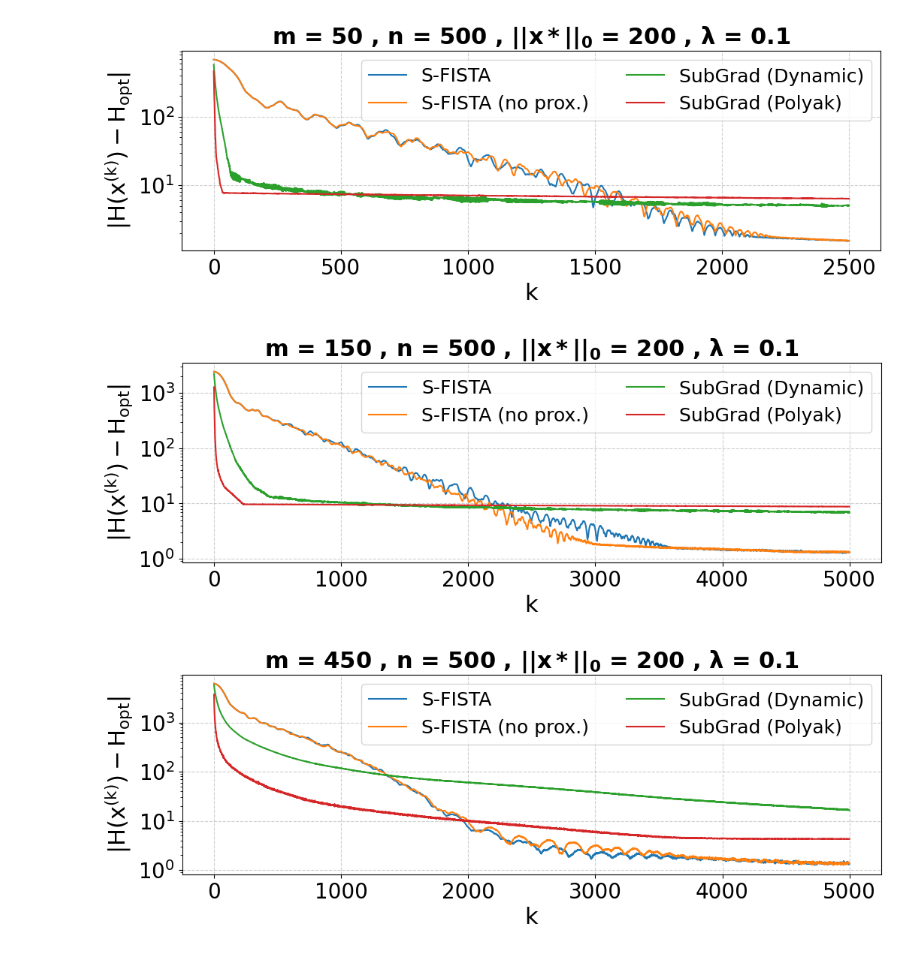
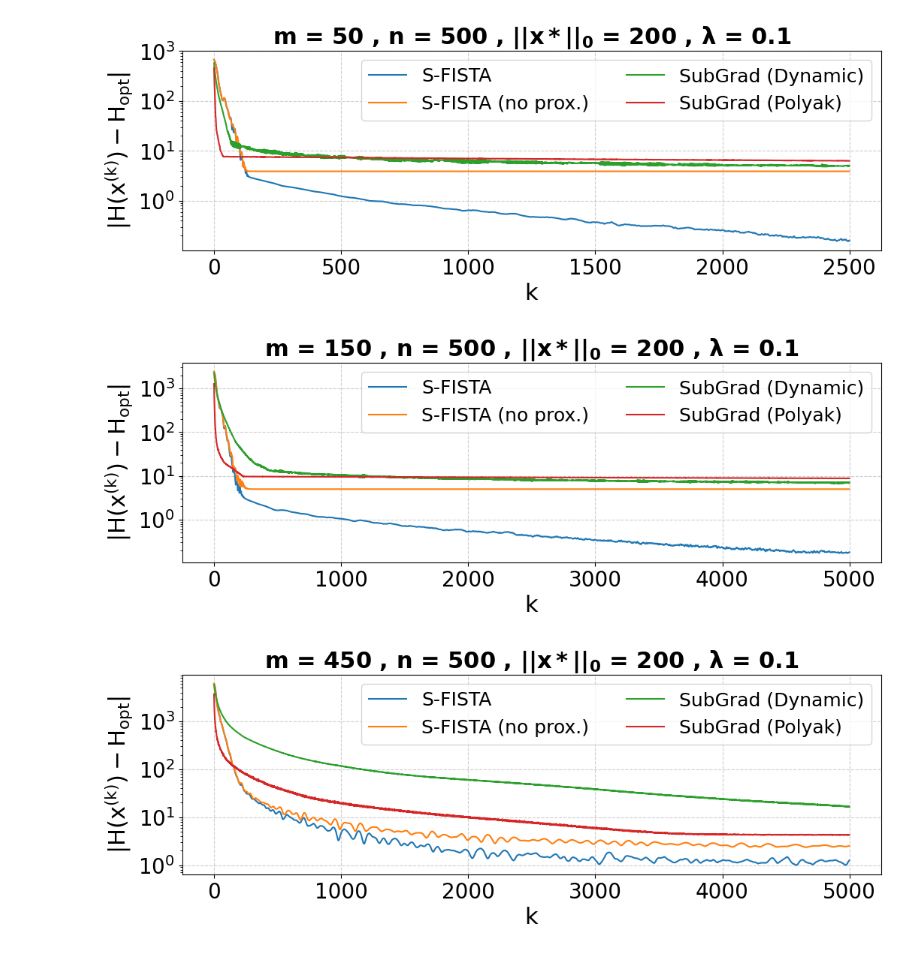
Before and after one commit to miketheologitis/Special-Topics-Convex-Optimization, a Jupyter notebook: notebooks/2.6 - l1 regularized matrix min l1.ipynb, the cells around one changed output. Drawn from its saved outputs; the diff is of its cells as text; code cells hidden in the pictures.

```diff
--- a/notebooks/2.6 - l1 regularized matrix min l1.ipynb
+++ b/notebooks/2.6 - l1 regularized matrix min l1.ipynb
@@ -111,7 +111,7 @@ def subgrad(A, b, stepsize, H_opt, c=None, max_k=None):
 def s_fista_classic(A, b, epsilon, n, lambd, H_opt, c=None, max_k=None):
 
     mu = epsilon / n
-    L_tilde = max(np.linalg.svdvals(A)) / mu
+    L_tilde = max(np.linalg.eigvals(A.T @ A)) / mu
 
     k = 1
 
@@ -170,7 +170,7 @@ def s_fista_no_prox(A, b, epsilon, n, lambd, H_opt, c=None, max_k=None):
 
     mu = epsilon / n
     mu_tilde = epsilon / (lambd * n)
-    L_s = max(np.linalg.svdvals(A)) / mu + lambd/mu_tilde
+    L_s = max(np.linalg.eigvals(A.T @ A)) / mu + lambd/mu_tilde
 
     k = 1
 
@@ -230,7 +230,7 @@ def s_fista_no_prox(A, b, epsilon, n, lambd, H_opt, c=None, max_k=None):
 lambd = 0.1
 sparcity_percentage = 0.4
 
-epsilon_sfista = 0.1
+epsilon_sfista = 100
 c=None
 
 for m, n, max_k in [(50, 500, 2500), (150, 500, 5000), (450, 500, 5000), (500, 500, 50000), (500, 450, 5000), (500, 150, 150), (500, 50, 45)]:
@@ -266,33 +266,33 @@ for m, n, max_k in [(50, 500, 2500), (150, 500, 5000), (450, 500, 5000), (500, 5
     pdf = PdfPages(f'plots/2.6_ALL_{m}_{n}.pdf')
     plt.figure(figsize=(12, 3.8))
 
     plt.plot(k_sfista_classic, diffs_sfista_classic, label=f'S-FISTA')
     plt.plot(k_sfista_noprox, diffs_sfista_noprox, label=f'S-FISTA (no prox.)')
     plt.plot(k_subgrad_dynamic, diffs_subgrad_dynamic, label=f'SubGrad (Dynamic)')
     plt.plot(k_subgrad_polyak, diffs_subgrad_polyak, label=f'SubGrad (Polyak)')
 
     # Add grid
     plt.grid(True, linestyle='--', alpha=0.6)
     plt.grid(True, linestyle='--', alpha=0.6)
 
     plt.legend(ncols=2)
 
     # Label the axes
     plt.xlabel('$k$')
     plt.ylabel('$|H(x^{(k)}) - H_{opt}|$')
 
     #plt.xscale('log')
     plt.yscale('log')
 
     plt.title(f"m = {m} , n = {n} , $||x*||_0$ = {n-r} , λ = {lambd}")
 
     plt.subplots_adjust(bottom=0.2, top=0.9)
 
     pdf.savefig(plt.gcf()) # Save the current figure
     plt.show()
     plt.close()
     pdf.close()
 # %% [output]
-[figure, old version]
+[figure, new version]
-[figure, old version]
+[figure, new version]
-[figure, old version]
+[figure, new version]
```
Also changed, not shown: parts of 1 cell of this notebook, 14 other files.
